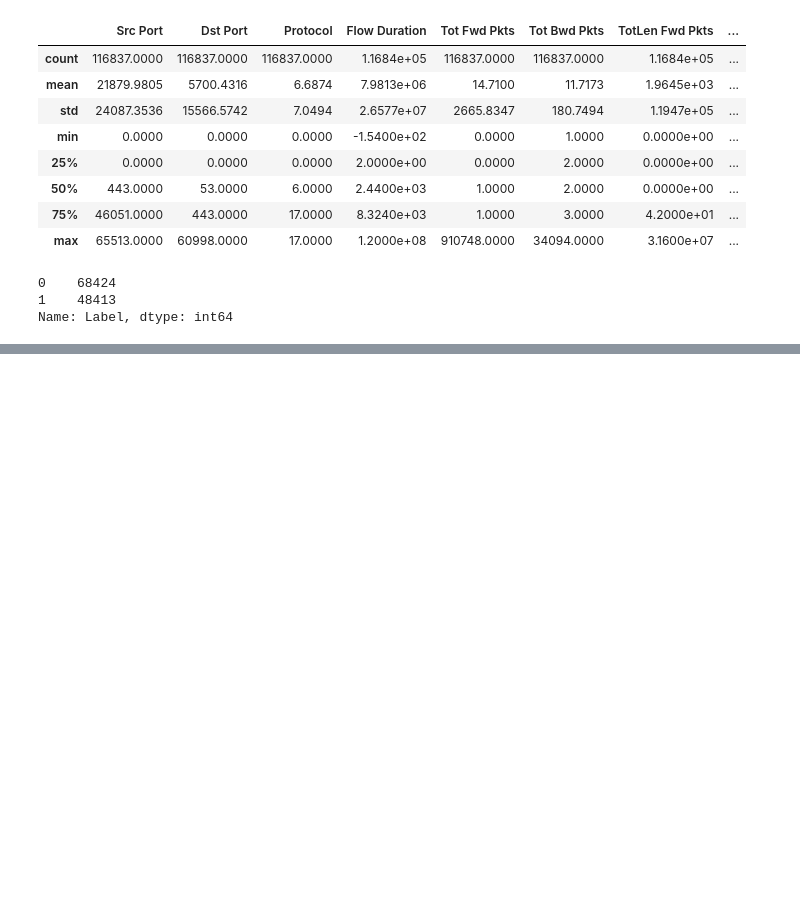
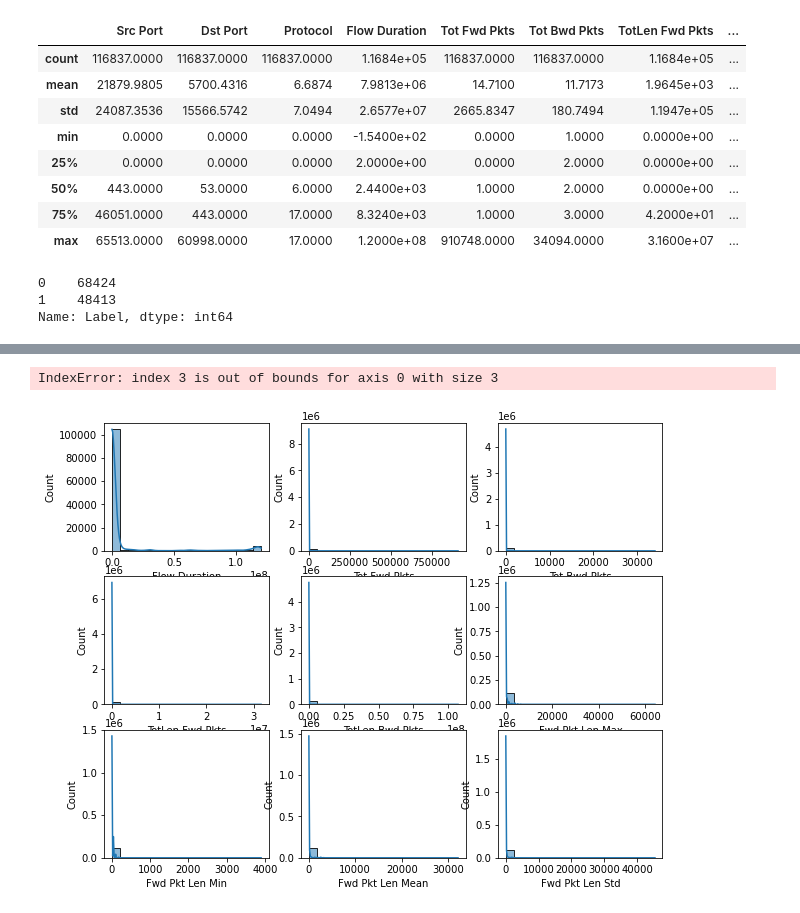
Before and after one commit to AdiPlay/Artifact-Intelligence, a Jupyter notebook: lab_19_04_dod/Network dataset.ipynb, the cells around one changed output, grey strips where cells are left out. Drawn from its saved outputs; the diff is of its cells as text; code cells hidden in the pictures; blank space fills up the shorter version.

```diff
--- a/lab_19_04_dod/Network dataset.ipynb
+++ b/lab_19_04_dod/Network dataset.ipynb
@@ -73,0 +119,9 @@ df1_cut
+# %%
+fig, axs = plt.subplots(nrows=3, ncols=3, figsize=(10, 8))
+
+# dodanie wykresów do siatki
+for i, col in enumerate(df1_cut.columns):
+    sn.histplot(df1_cut[col], bins=18, kde=True, ax=axs[i//3, i%3])
+# %% [output]
+IndexError: index 3 is out of bounds for axis 0 with size 3
+[figure, added]
```
Also changed, not shown: parts of 11 cells of this notebook, 3 other files.
